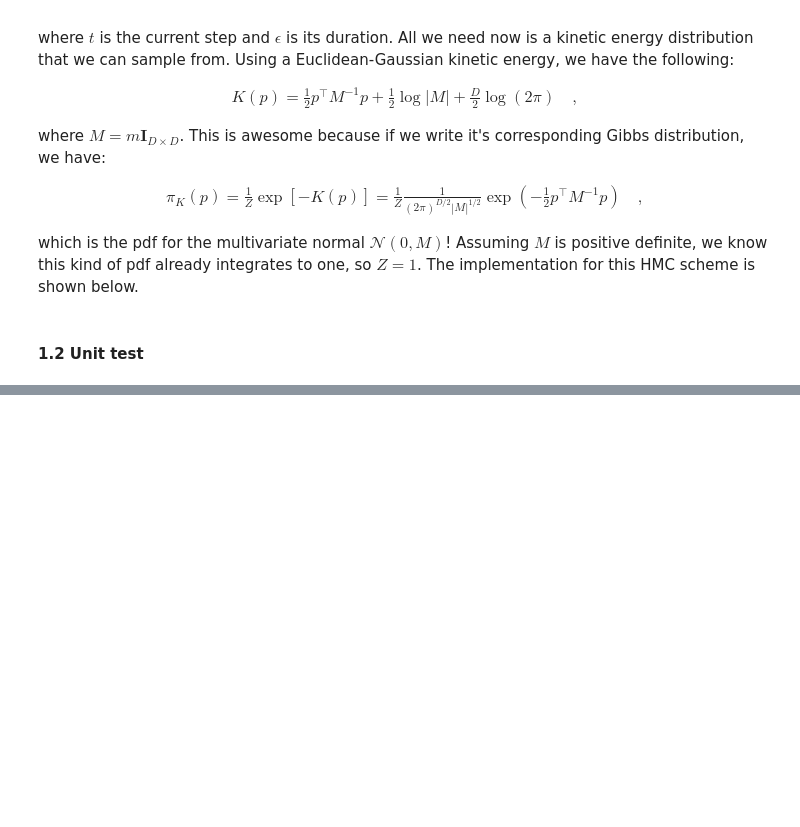
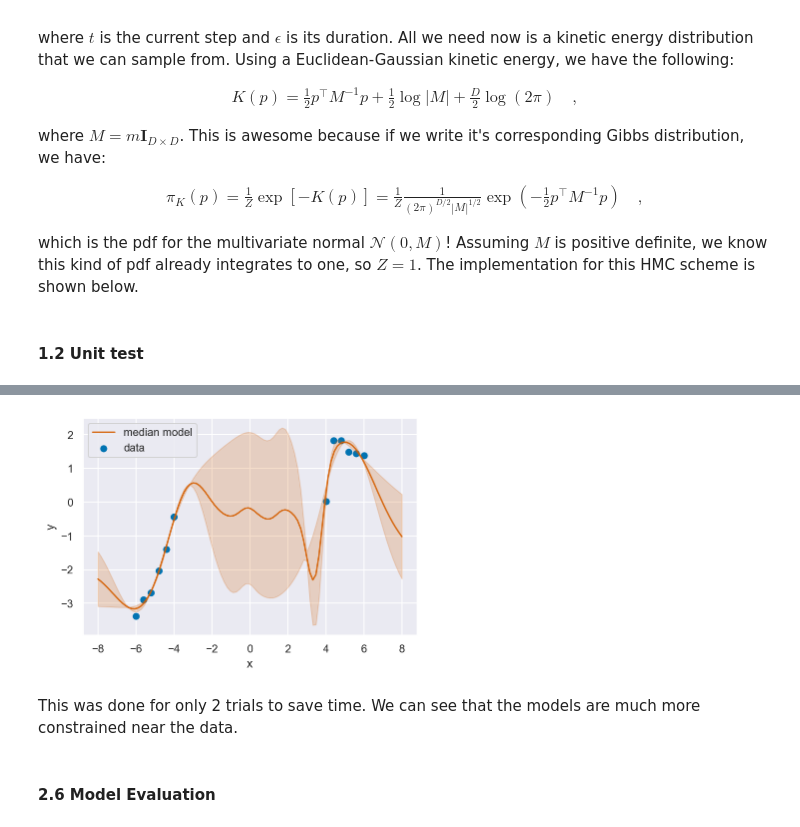
Before and after one commit to icweaver/AM207, a Jupyter notebook: HW7/AM207_HW7_IanWeaver.ipynb, the cells around one changed output, grey strips where cells are left out. Cells and saved outputs as stored; diff of their text form; code cells hidden in the pictures; blank space fills up the shorter version.

```diff
--- a/HW7/AM207_HW7_IanWeaver.ipynb
+++ b/HW7/AM207_HW7_IanWeaver.ipynb
@@ -445,0 +730,26 @@ plt.show()
+# %%
+# display results
+fig, ax = plt.subplots()
+ax.scatter(x, y, color='b', label='data')
+
+#compute 95% predictive interval
+y_test_nn = np.array(y_test_nn)
+
+y_test_nn_ub = np.percentile(y_test_nn, 97.5, axis=0)
+y_test_nn_mean = y_test_nn.mean(axis=0)
+y_test_nn_lb = np.percentile(y_test_nn, 2.5, axis=0)
+
+#plot 95% predictive interval
+ax.fill_between(x_test[:, 0], y_test_nn_ub, y_test_nn_lb, color='r', alpha=0.2)
+ax.plot(x_test[:, 0], y_test_nn_mean, color='r', alpha=0.9, label="median model")
+ax.set_xlabel('x')
+ax.set_ylabel('y')
+ax.legend()
+
+plt.show()
+# %% [output]
+[figure, added]
+# %% [markdown]
+This was done for only 2 trials to save time. We can see that the models are much more constrained near the data.
+# %% [markdown]
+#### 2.6  Model Evaluation
```
Also changed, not shown: parts of 27 cells of this notebook, 1 other file.
